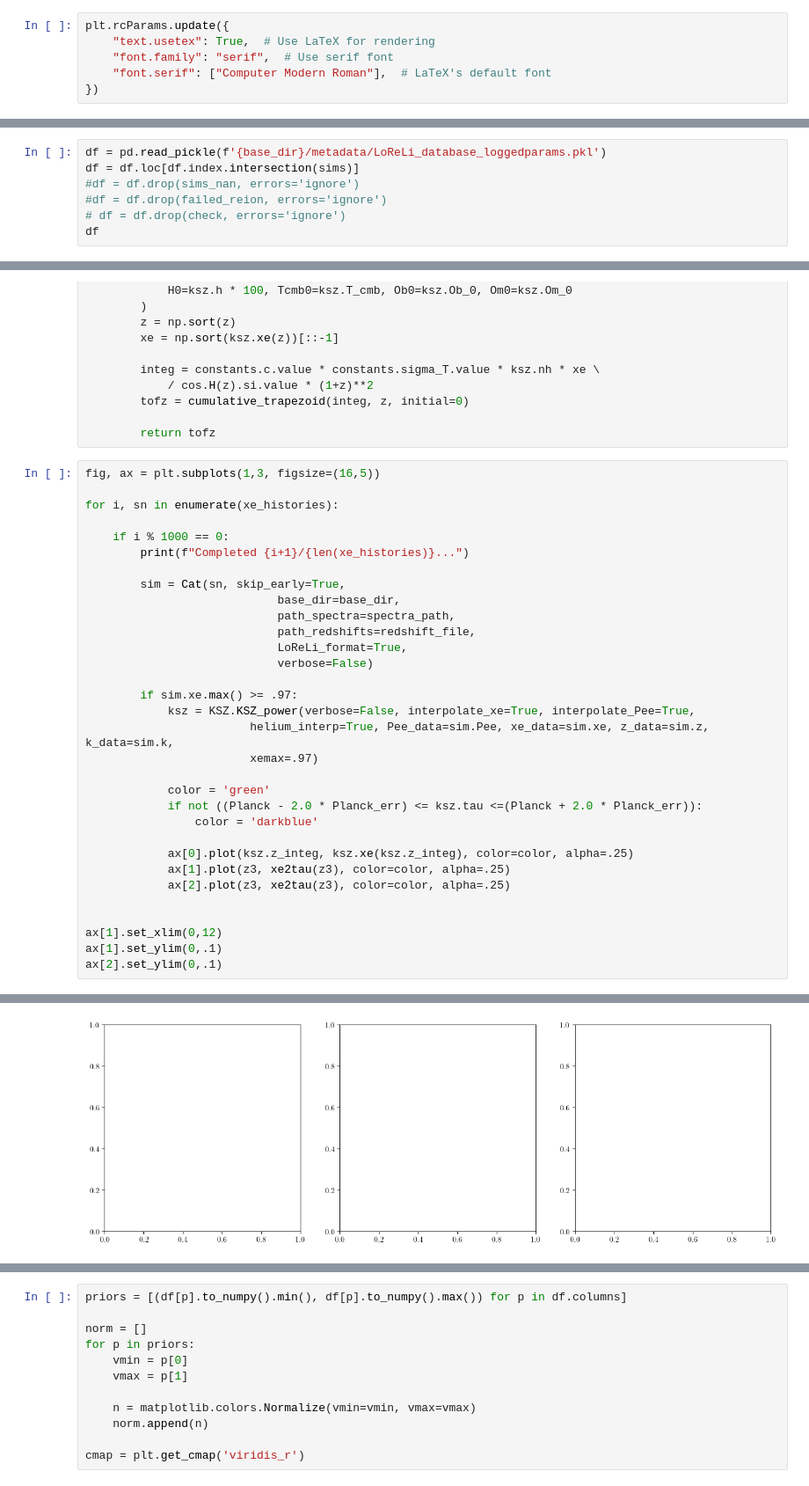
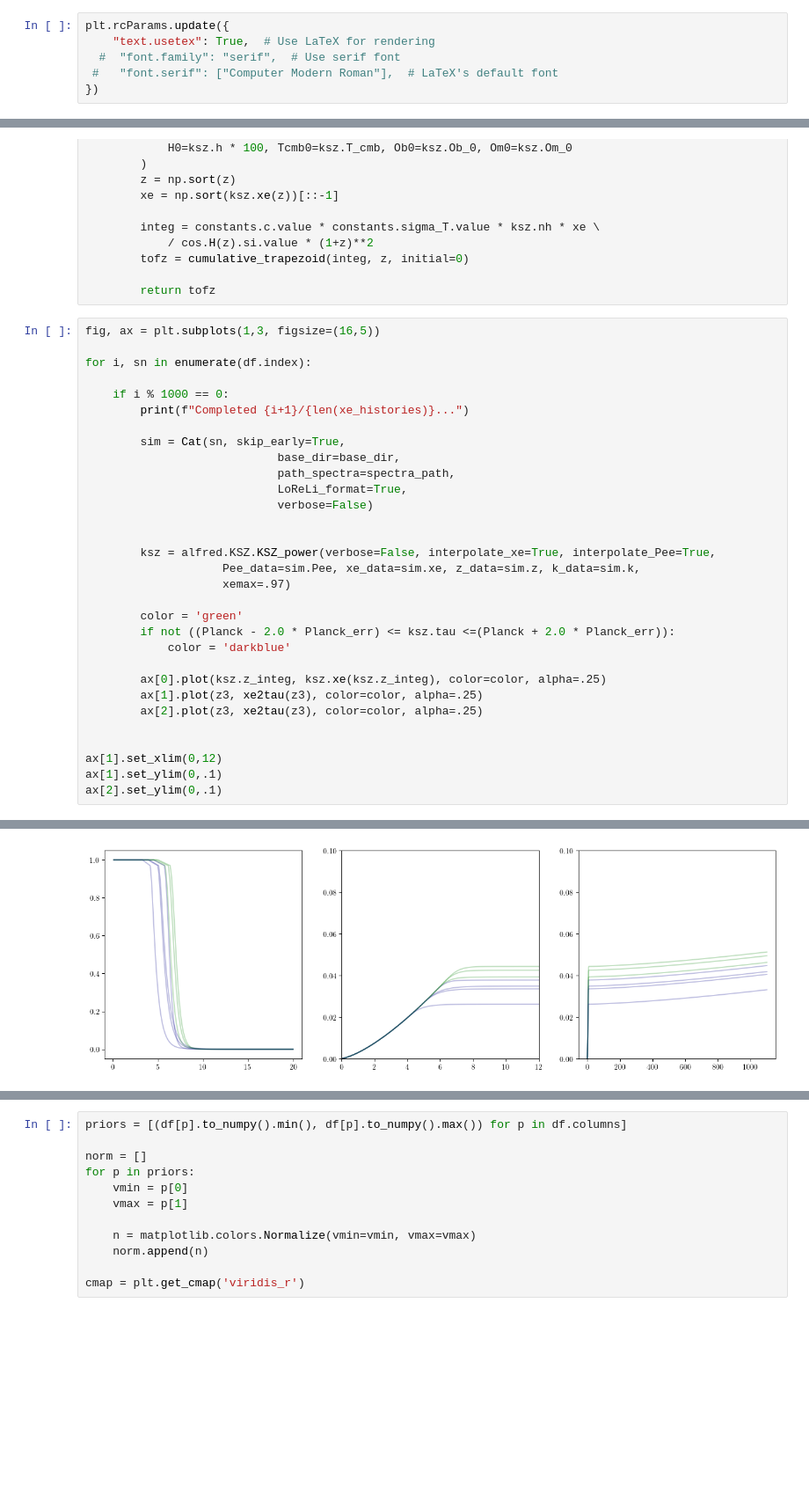
Before and after one commit to lisaleemcb/alfred, a Jupyter notebook: notebooks/paper_plots.ipynb, the cells around one changed output, grey strips where cells are left out. Shown at 88% size. Cells and saved outputs as stored; diff of their text form; blank space fills up the shorter version.

```diff
--- a/notebooks/paper_plots.ipynb
+++ b/notebooks/paper_plots.ipynb
@@ -22,8 +36,8 @@ from alfred.astrofit import *
 # %%
 plt.rcParams.update({
     "text.usetex": True,  # Use LaTeX for rendering
-    "font.family": "serif",  # Use serif font
-    "font.serif": ["Computer Modern Roman"],  # LaTeX's default font
+  #  "font.family": "serif",  # Use serif font
+ #   "font.serif": ["Computer Modern Roman"],  # LaTeX's default font
 })
 # %% [markdown]
 # Introduction
@@ -57,7 +54,0 @@ len(sims_nan), len(failed_reion)
-# %%
-df = pd.read_pickle(f'{base_dir}/metadata/LoReLi_database_loggedparams.pkl')
-df = df.loc[df.index.intersection(sims)]
-#df = df.drop(sims_nan, errors='ignore')
-#df = df.drop(failed_reion, errors='ignore')
-# df = df.drop(check, errors='ignore')
-df
@@ -108,7 +101,7 @@ def xe2tau(z):
 # %%
 fig, ax = plt.subplots(1,3, figsize=(16,5))
 
-for i, sn in enumerate(xe_histories):
+for i, sn in enumerate(df.index):
 
     if i % 1000 == 0:
         print(f"Completed {i+1}/{len(xe_histories)}...")
@@ -116,22 +109,21 @@ for i, sn in enumerate(xe_histories):
         sim = Cat(sn, skip_early=True,
                             base_dir=base_dir,
                             path_spectra=spectra_path,
-                            path_redshifts=redshift_file,
                             LoReLi_format=True,
                             verbose=False)
 
-        if sim.xe.max() >= .97:
-            ksz = KSZ.KSZ_power(verbose=False, interpolate_xe=True, interpolate_Pee=True,
-                        helium_interp=True, Pee_data=sim.Pee, xe_data=sim.xe, z_data=sim.z, k_data=sim.k,
-                        xemax=.97)
 
-            color = 'green'
-            if not ((Planck - 2.0 * Planck_err) <= ksz.tau <=(Planck + 2.0 * Planck_err)):
-                color = 'darkblue'
+        ksz = alfred.KSZ.KSZ_power(verbose=False, interpolate_xe=True, interpolate_Pee=True,
+                    Pee_data=sim.Pee, xe_data=sim.xe, z_data=sim.z, k_data=sim.k,
+                    xemax=.97)
 
-            ax[0].plot(ksz.z_integ, ksz.xe(ksz.z_integ), color=color, alpha=.25)
-            ax[1].plot(z3, xe2tau(z3), color=color, alpha=.25)
-            ax[2].plot(z3, xe2tau(z3), color=color, alpha=.25)
+        color = 'green'
+        if not ((Planck - 2.0 * Planck_err) <= ksz.tau <=(Planck + 2.0 * Planck_err)):
+            color = 'darkblue'
+
+        ax[0].plot(ksz.z_integ, ksz.xe(ksz.z_integ), color=color, alpha=.25)
+        ax[1].plot(z3, xe2tau(z3), color=color, alpha=.25)
+        ax[2].plot(z3, xe2tau(z3), color=color, alpha=.25)
 
 
 ax[1].set_xlim(0,12)
@@ -143,2 +141,2 @@ TypeError: Cat.__init__() got an unexpected keyword argument 'path_redshifts'
-[figure, old version]
+[figure, new version]
 # %%
```
Also changed, not shown: parts of 14 cells of this notebook, 3 other files.
